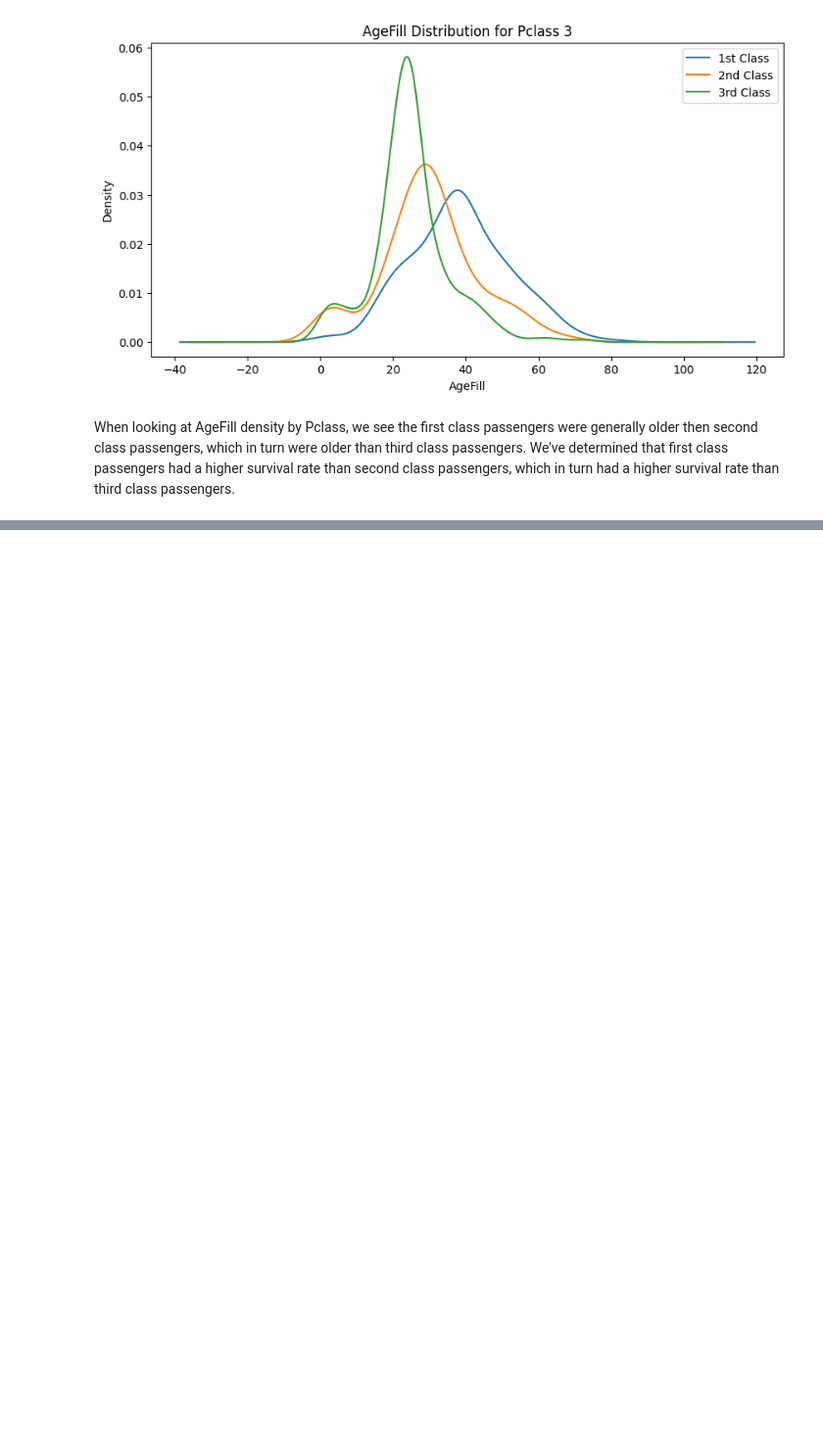
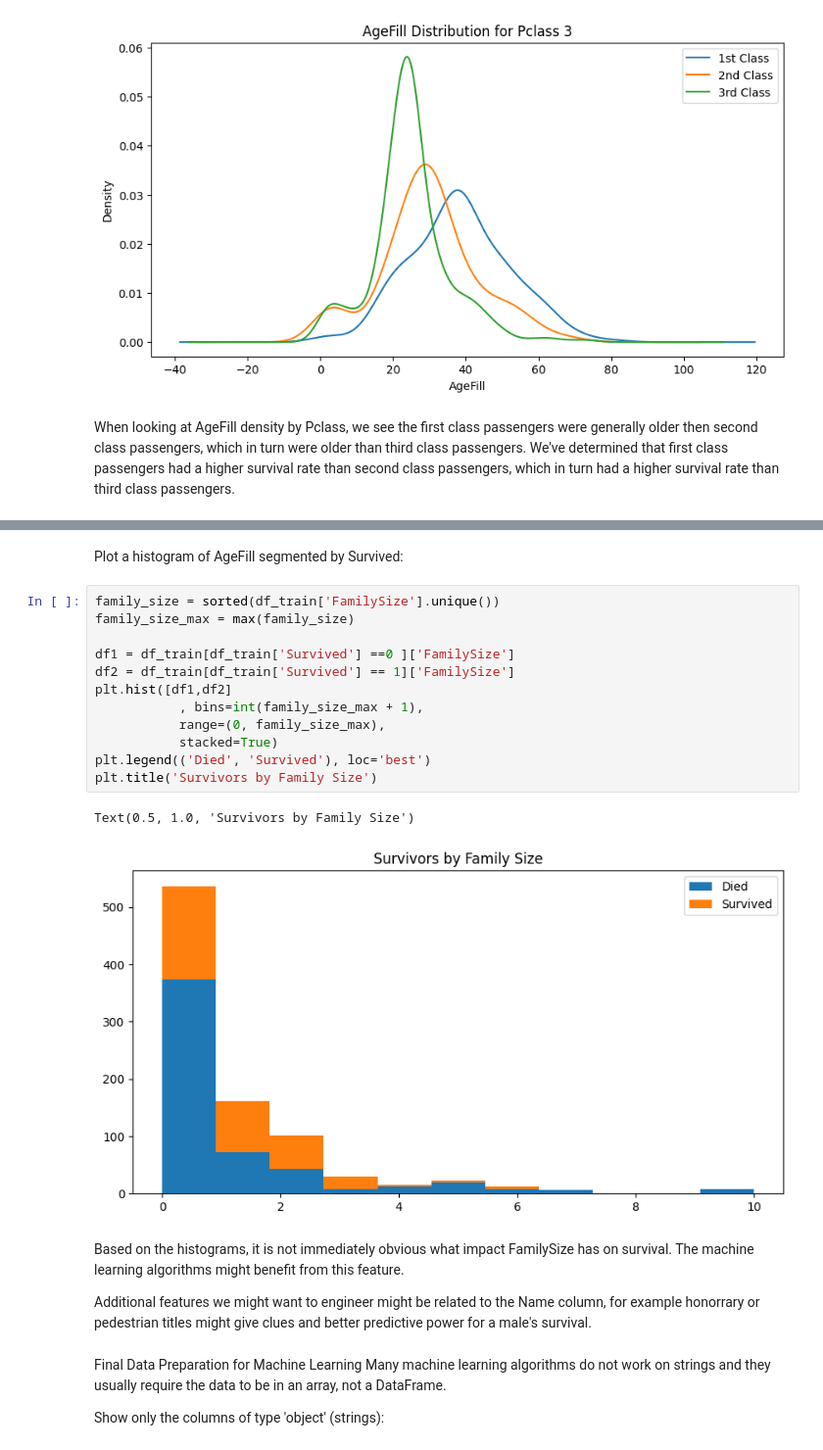
Before and after one commit to Brayanbrayan/Titanic, a Jupyter notebook: titanic.ipynb, the cells around one changed output, grey strips where cells are left out. Shown at 98% size. Drawn from its saved outputs; the diff is of its cells as text; blank space fills up the shorter version.

Commit message:
Finished the data wrangling preparing to predict using random forests

```diff
--- a/titanic.ipynb
+++ b/titanic.ipynb
@@ -459,0 +507,26 @@ When looking at AgeFill density by Pclass, we see the first class passengers wer
+# %% [markdown]
+Plot a histogram of AgeFill segmented by Survived:
+# %%
+family_size = sorted(df_train['FamilySize'].unique())
+family_size_max = max(family_size)
+
+df1 = df_train[df_train['Survived'] ==0 ]['FamilySize']
+df2 = df_train[df_train['Survived'] == 1]['FamilySize']
+plt.hist([df1,df2]
+           , bins=int(family_size_max + 1),
+           range=(0, family_size_max),
+           stacked=True)
+plt.legend(('Died', 'Survived'), loc='best')
+plt.title('Survivors by Family Size')
+# %% [output]
+Text(0.5, 1.0, 'Survivors by Family Size')
+[figure, added]
+# %% [markdown]
+Based on the histograms, it is not immediately obvious what impact FamilySize has on survival. The machine learning algorithms might benefit from this feature.
+
+Additional features we might want to engineer might be related to the Name column, for example honorrary or pedestrian titles might give clues and better predictive power for a male's survival.
+# %% [markdown]
+Final Data Preparation for Machine Learning
+Many machine learning algorithms do not work on strings and they usually require the data to be in an array, not a DataFrame.
+
+Show only the columns of type 'object' (strings):
```
Also changed, not shown: parts of 13 cells of this notebook.
